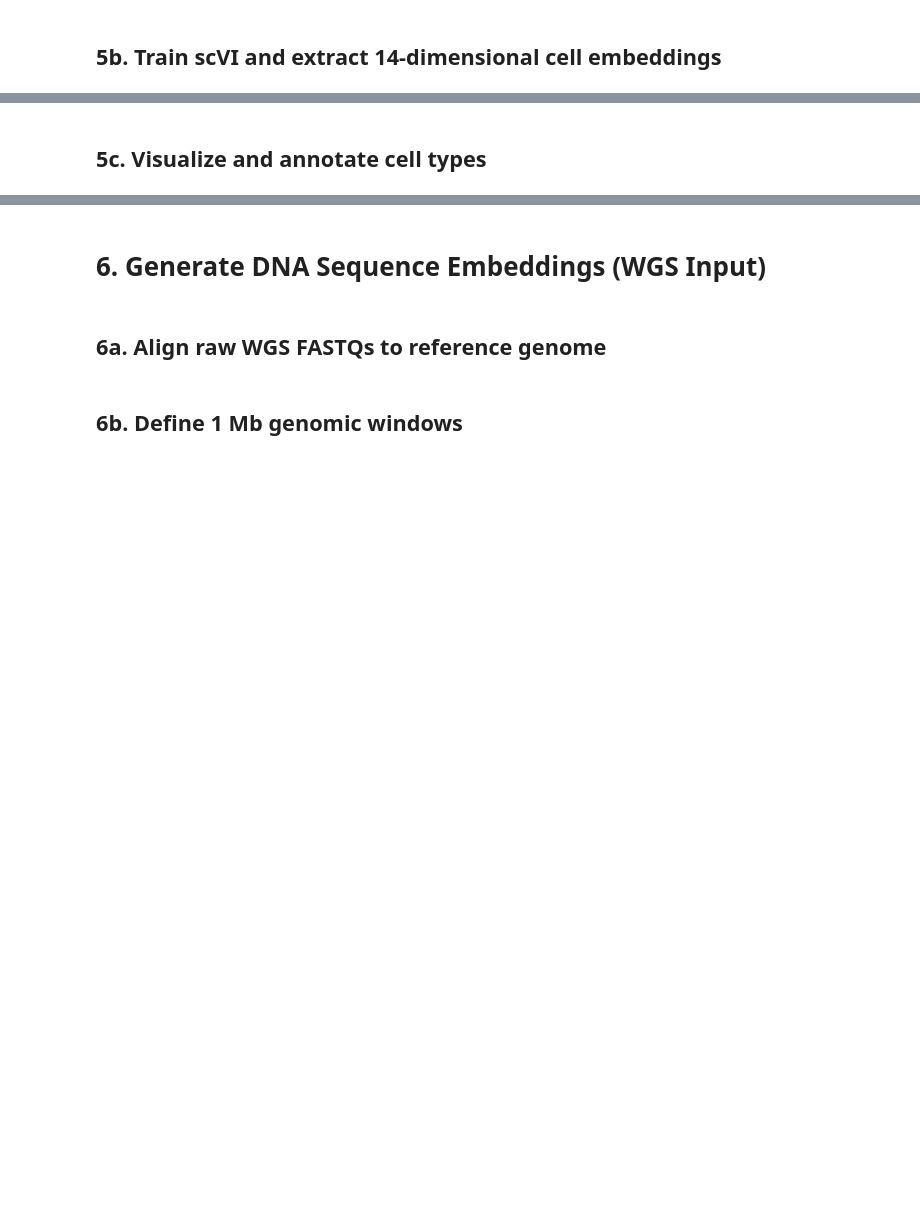
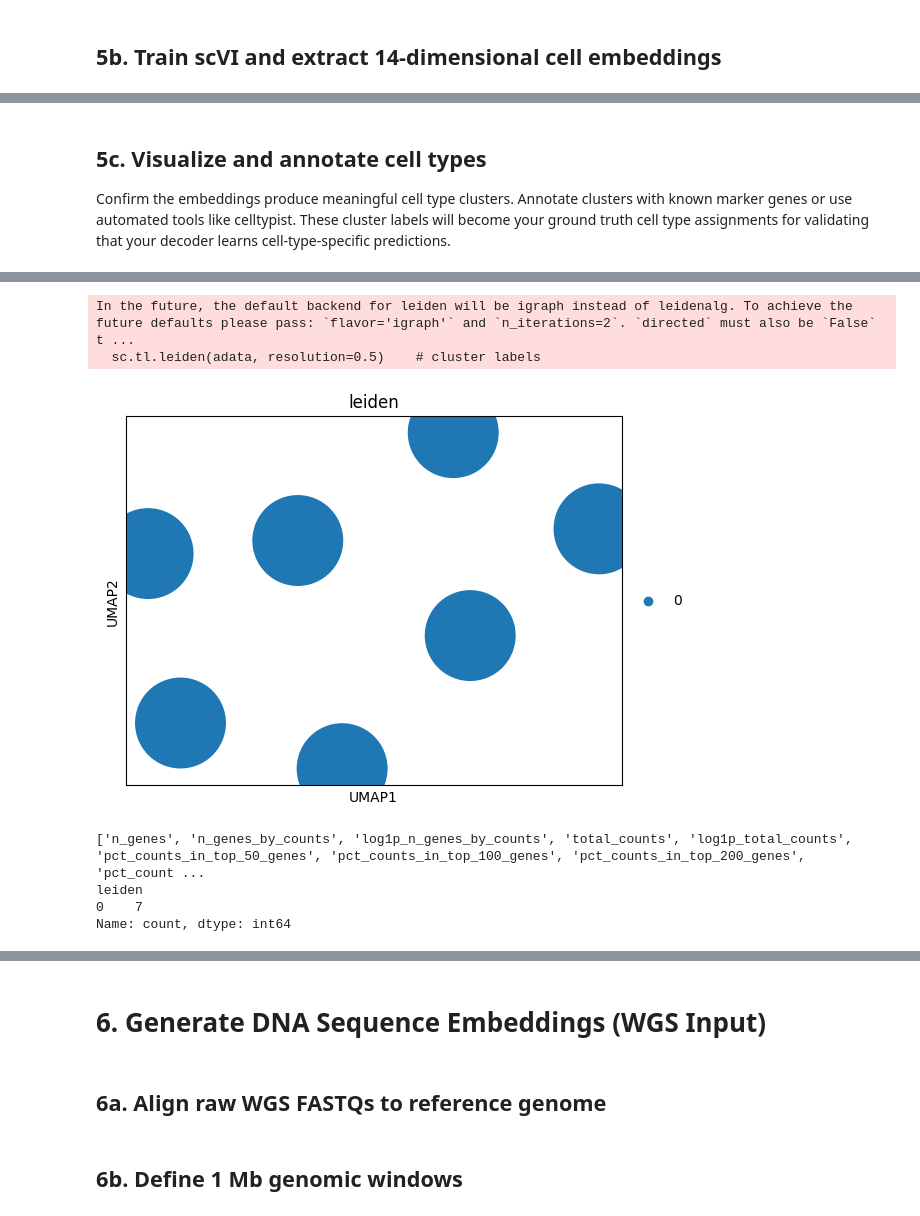
Before and after one commit to irith-kat/genai4bio-project, a Jupyter notebook: notebook_tests/joint_DNA_RNA_processing.ipynb, the cells around one changed output, grey strips where cells are left out. Drawn from its saved outputs; the diff is of its cells as text; code cells hidden in the pictures; blank space fills up the shorter version.

Commit message:
embeddings

```diff
--- a/notebook_tests/joint_DNA_RNA_processing.ipynb
+++ b/notebook_tests/joint_DNA_RNA_processing.ipynb
@@ -924,2 +1039,14 @@ INFO:lightning.pytorch.utilities.rank_zero:💡 Tip: For seamless cloud logging
 # %% [markdown]
 ## 5c. Visualize and annotate cell types
+
+Confirm the embeddings produce meaningful cell type clusters.
+Annotate clusters with known marker genes or use automated tools like celltypist.
+These cluster labels will become your ground truth cell type assignments for validating that your decoder learns cell-type-specific predictions.
+# %%
+# Use scVI embeddings for UMAP
+sc.pp.neighbors(adata, use_rep="X_scVI")
+sc.tl.umap(adata)
+sc.tl.leiden(adata, resolution=0.5)    # cluster labels
+
+sc.pl.umap(adata, color=["leiden"])    # inspect clusters
+# %% [output]
@@ -925,0 +1054,12 @@ INFO:lightning.pytorch.utilities.rank_zero:💡 Tip: For seamless cloud logging
+In the future, the default backend for leiden will be igraph instead of leidenalg. To achieve the future defaults please pass: `flavor='igraph'` and `n_iterations=2`. `directed` must also be `False` t ...
+  sc.tl.leiden(adata, resolution=0.5)    # cluster labels
+[figure, added]
+# %%
+# debugging
+print(adata.obs.columns.tolist())   # see what annotation columns exist
+print(adata.obs['leiden'].value_counts())  # check if leiden clusters were assigned
+# %% [output]
+['n_genes', 'n_genes_by_counts', 'log1p_n_genes_by_counts', 'total_counts', 'log1p_total_counts', 'pct_counts_in_top_50_genes', 'pct_counts_in_top_100_genes', 'pct_counts_in_top_200_genes', 'pct_count ...
+leiden
+0    7
+Name: count, dtype: int64
```
Also changed, not shown: parts of 22 cells of this notebook, 3 other files.
